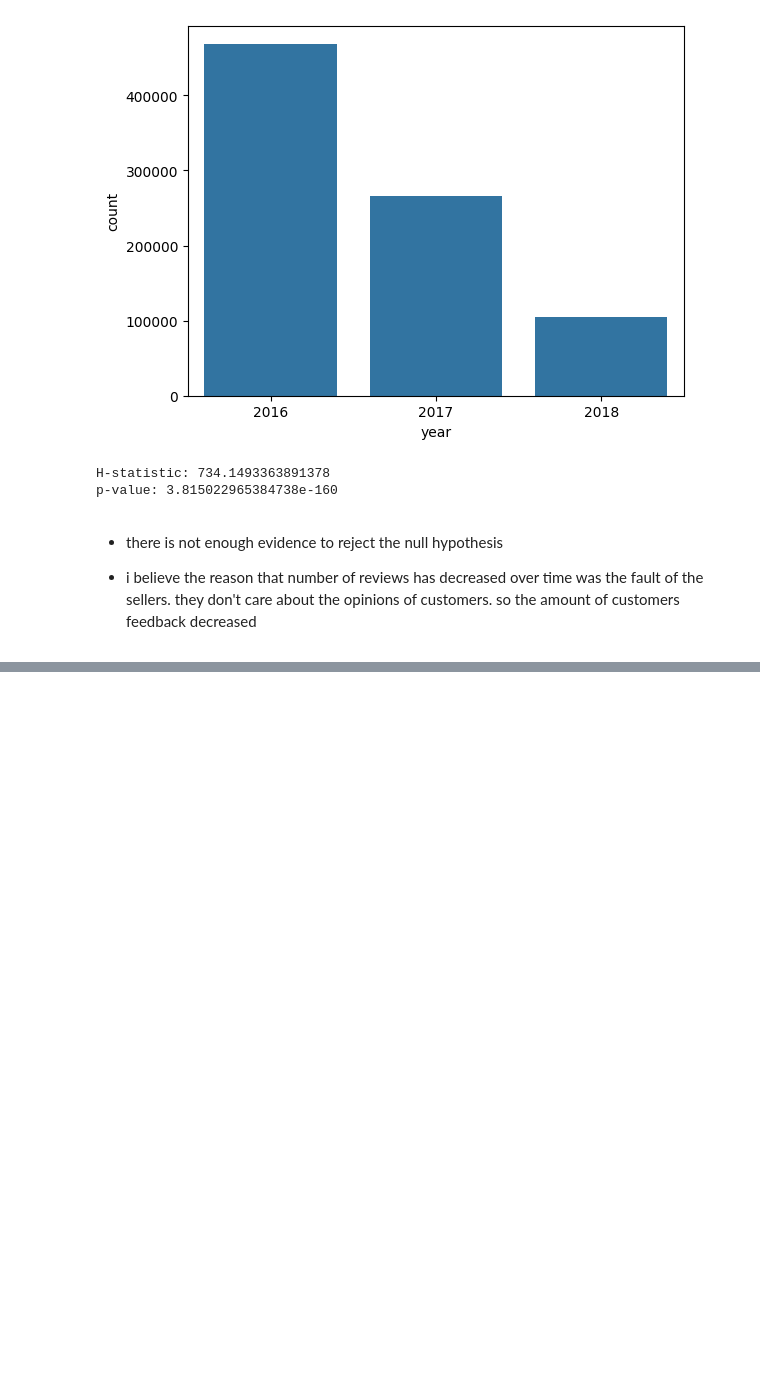
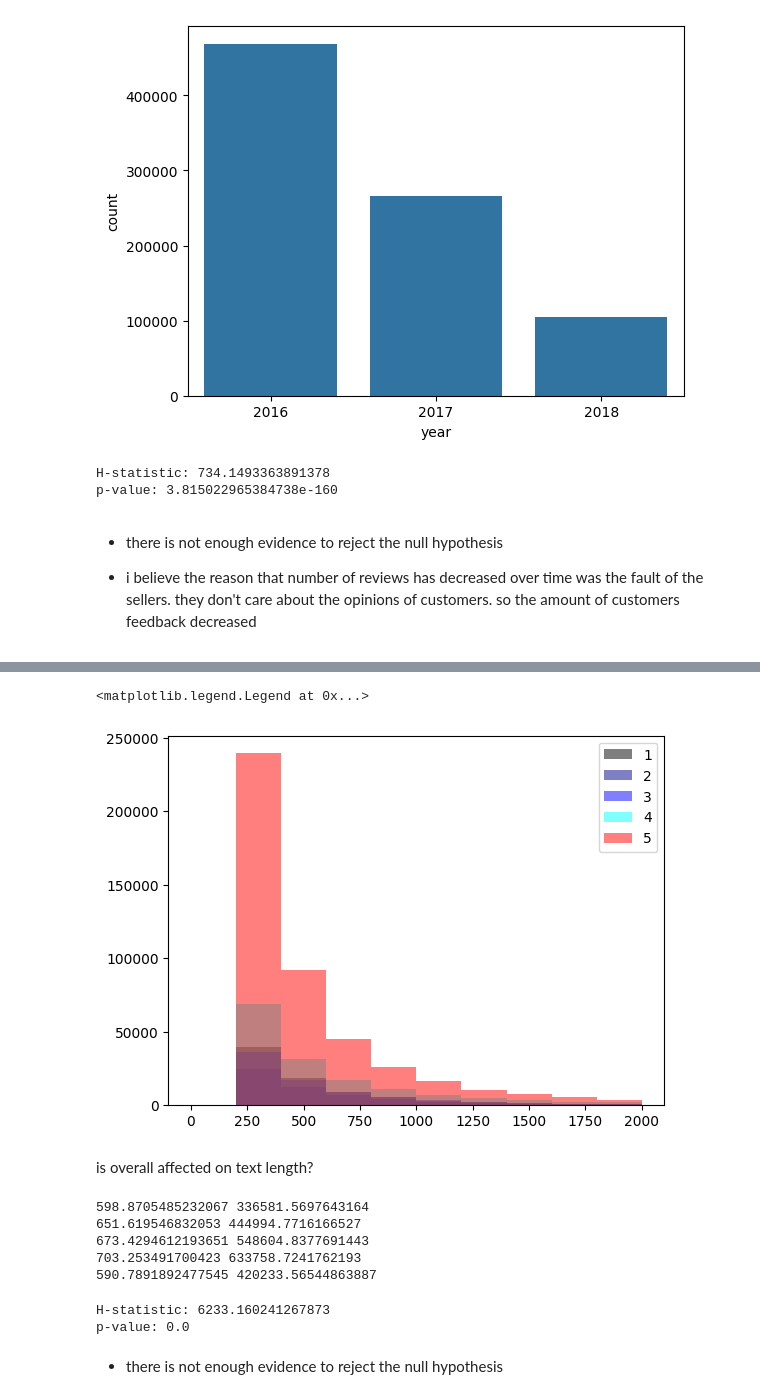
Before and after one commit to erfanBohloul/quera-DL, a Jupyter notebook: Question 2/part 1/question2_part1.ipynb, the cells around one changed output, grey strips where cells are left out. Cells and saved outputs as stored; diff of their text form; code cells hidden in the pictures; blank space fills up the shorter version.

```diff
--- a/Question 2/part 1/question2_part1.ipynb
+++ b/Question 2/part 1/question2_part1.ipynb
@@ -355,0 +405,5 @@ p-value: 3.815022965384738e-160
+# %%
+tdf = df[['overall', 'reviewText']].copy()
+tdf['lenText'] = tdf['reviewText'].apply(len)
+tdf.info()
+# tdf.groupby(by='overall').mean()
@@ -355,0 +421,36 @@ p-value: 3.815022965384738e-160
+# %%
+fig, ax = plt.subplots()
+datas = []
+colors = ['black', 'darkblue', 'blue', 'cyan', 'red']
+for i in range(1, 6):
+  data = tdf[ tdf.overall == i ]['lenText'].to_numpy()
+  datas.append(data)
+  ax.hist(data, label=i, range=(0, 2000), alpha=0.5, color=colors[i-1])
+
+ax.legend()
+# %% [output]
+<matplotlib.legend.Legend at 0x...>
+[figure, added]
+# %% [markdown]
+is overall affected on text length?
+# %%
+for data in datas:
+  print(data.mean(), data.var())
+# %% [output]
+598.8705485232067 336581.5697643164
+651.619546832053 444994.7716166527
+673.4294612193651 548604.8377691443
+703.253491700423 633758.7241762193
+590.7891892477545 420233.56544863887
+# %%
+from scipy.stats import kruskal
+H, p = kruskal(*datas)
+
+
+print("H-statistic:", H)
+print("p-value:", p)
+# %% [output]
+H-statistic: 6233.160241267873
+p-value: 0.0
+# %% [markdown]
+* there is not enough evidence to reject the null hypothesis
```
Also changed, not shown: parts of 25 cells of this notebook, 1 other file.
